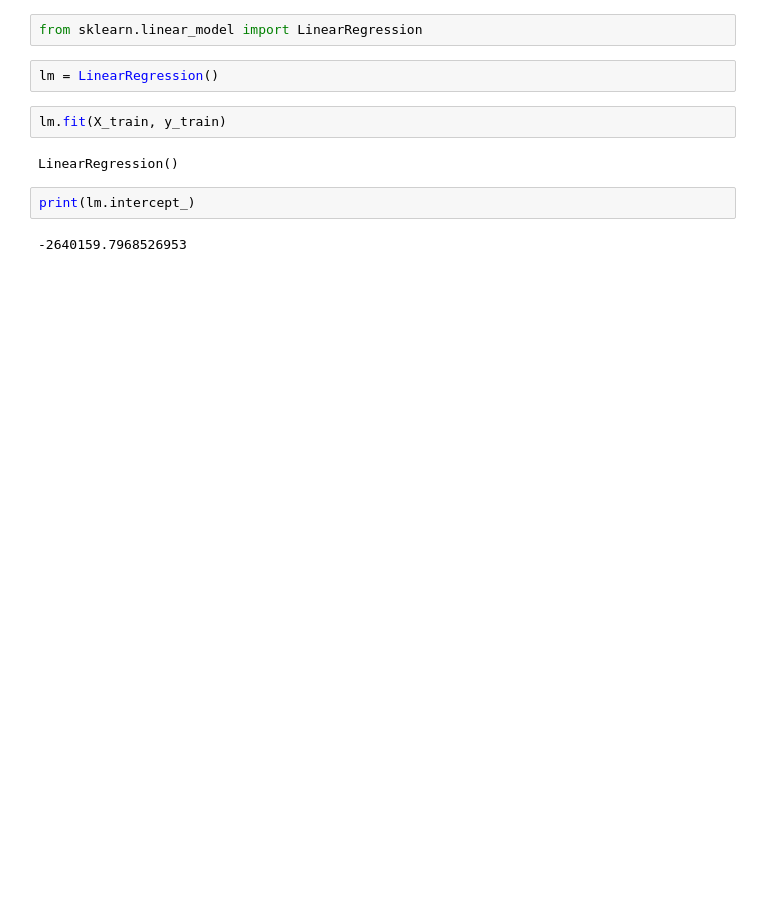
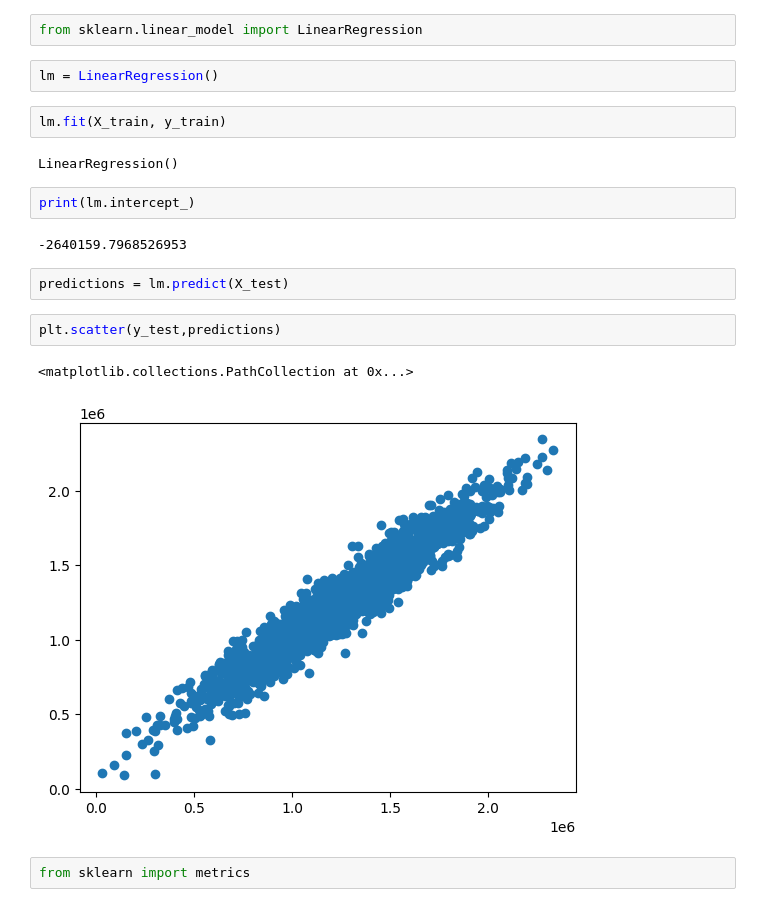
Before and after one commit to Vidhi-Ajmera16355/2-d-arrays, a Jupyter notebook: data.ipynb, the cells around one changed output. Cells and saved outputs as stored; diff of their text form; blank space fills up the shorter version.

```diff
--- a/data.ipynb
+++ b/data.ipynb
@@ -73,3 +73,12 @@ LinearRegression()
 print(lm.intercept_)
 # %% [output]
 -2640159.7968526953
+# %%
+predictions = lm.predict(X_test)
+# %%
+plt.scatter(y_test,predictions)
+# %% [output]
+<matplotlib.collections.PathCollection at 0x...>
+[figure, added]
+# %%
+from sklearn import metrics
```
Also changed, not shown: parts of 19 cells of this notebook.
